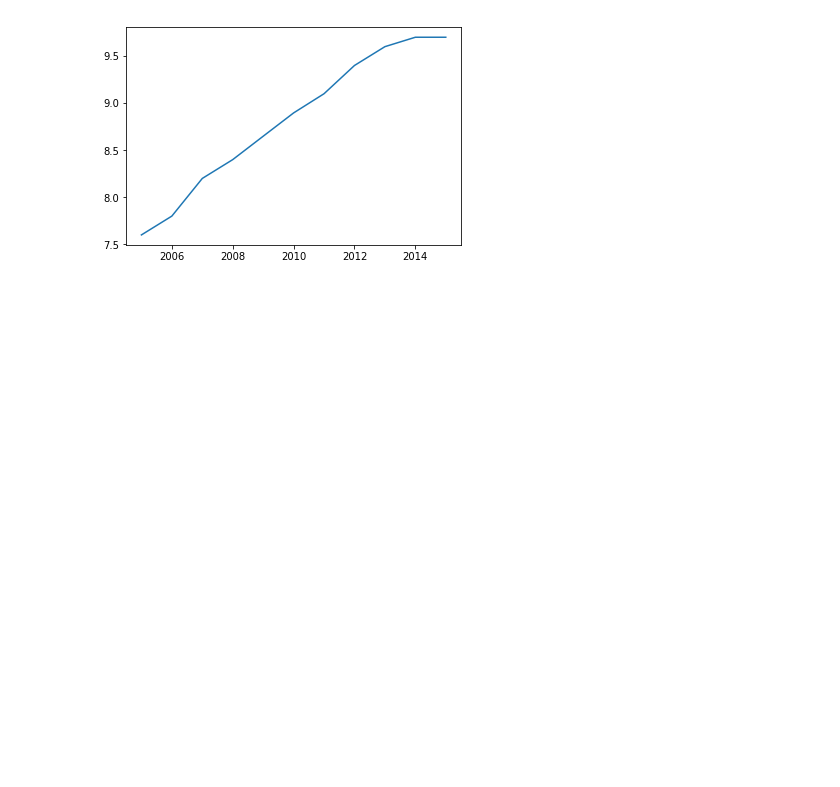
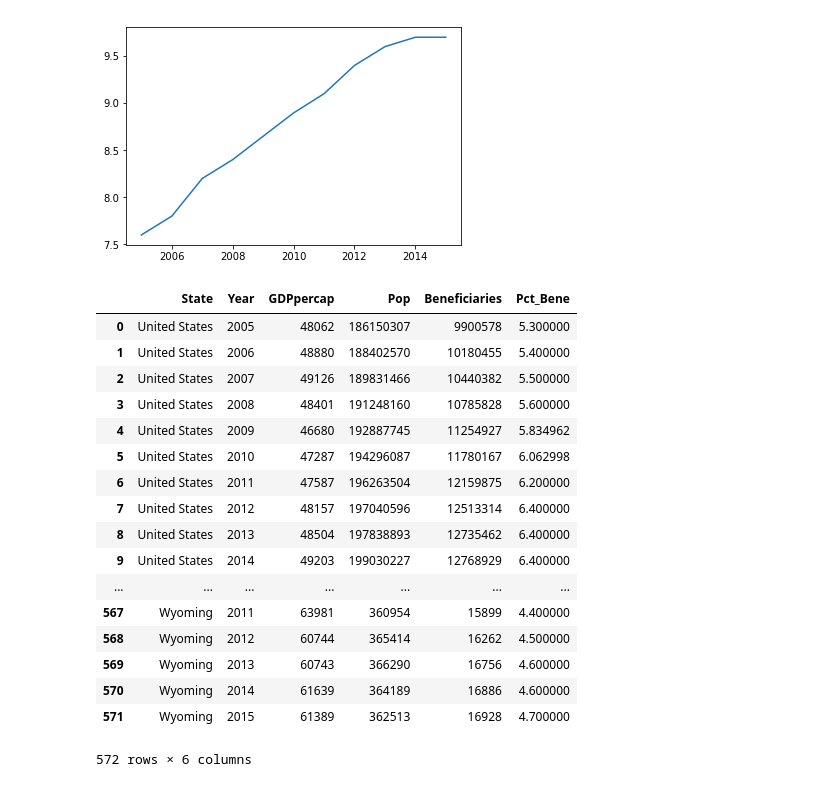
Before and after one commit to mcavenwh/sb_data_science, a Jupyter notebook: project/data_wrangling_basic_plots.ipynb, the cells around one changed output. Drawn from its saved outputs; the diff is of its cells as text; code cells hidden in the pictures; blank space fills up the shorter version.

```diff
--- a/project/data_wrangling_basic_plots.ipynb
+++ b/project/data_wrangling_basic_plots.ipynb
@@ -139,6 +139,27 @@ df=df.set_index('GeoName').stack().reset_index().rename(columns = {"GeoName":"St
 df['Year']=df['Year'].apply(pd.to_numeric)
 #merge with the larger panel
 PANEL_SSI = df.merge(PANEL_SSI.reset_index(), on=['State', 'Year'])
+# %%
+PANEL_SSI
+# %% [output]
+|  | State | Year | GDPpercap | Pop | Beneficiaries | Pct_Bene |
+| 0 | United States | 2005 | 48062 | 186150307 | 9900578 | 5.300000 |
+| 1 | United States | 2006 | 48880 | 188402570 | 10180455 | 5.400000 |
+| 2 | United States | 2007 | 49126 | 189831466 | 10440382 | 5.500000 |
+| 3 | United States | 2008 | 48401 | 191248160 | 10785828 | 5.600000 |
+| 4 | United States | 2009 | 46680 | 192887745 | 11254927 | 5.834962 |
+| 5 | United States | 2010 | 47287 | 194296087 | 11780167 | 6.062998 |
+| 6 | United States | 2011 | 47587 | 196263504 | 12159875 | 6.200000 |
+| 7 | United States | 2012 | 48157 | 197040596 | 12513314 | 6.400000 |
+| 8 | United States | 2013 | 48504 | 197838893 | 12735462 | 6.400000 |
+| 9 | United States | 2014 | 49203 | 199030227 | 12768929 | 6.400000 |
+| ... | ... | ... | ... | ... | ... | ... |
+| 567 | Wyoming | 2011 | 63981 | 360954 | 15899 | 4.400000 |
+| 568 | Wyoming | 2012 | 60744 | 365414 | 16262 | 4.500000 |
+| 569 | Wyoming | 2013 | 60743 | 366290 | 16756 | 4.600000 |
+| 570 | Wyoming | 2014 | 61639 | 364189 | 16886 | 4.600000 |
+| 571 | Wyoming | 2015 | 61389 | 362513 | 16928 | 4.700000 |
+572 rows × 6 columns
 # %%
 #Per capita personal income (same as above, load series, turn into panel data, load into the larger panel)
 df = pd.read_csv('.\SSI ACA data\SA1_1929_2016.csv', engine='python', header=0, skipfooter=28)
```
Also changed, not shown: parts of 10 cells of this notebook, 10 other files.
